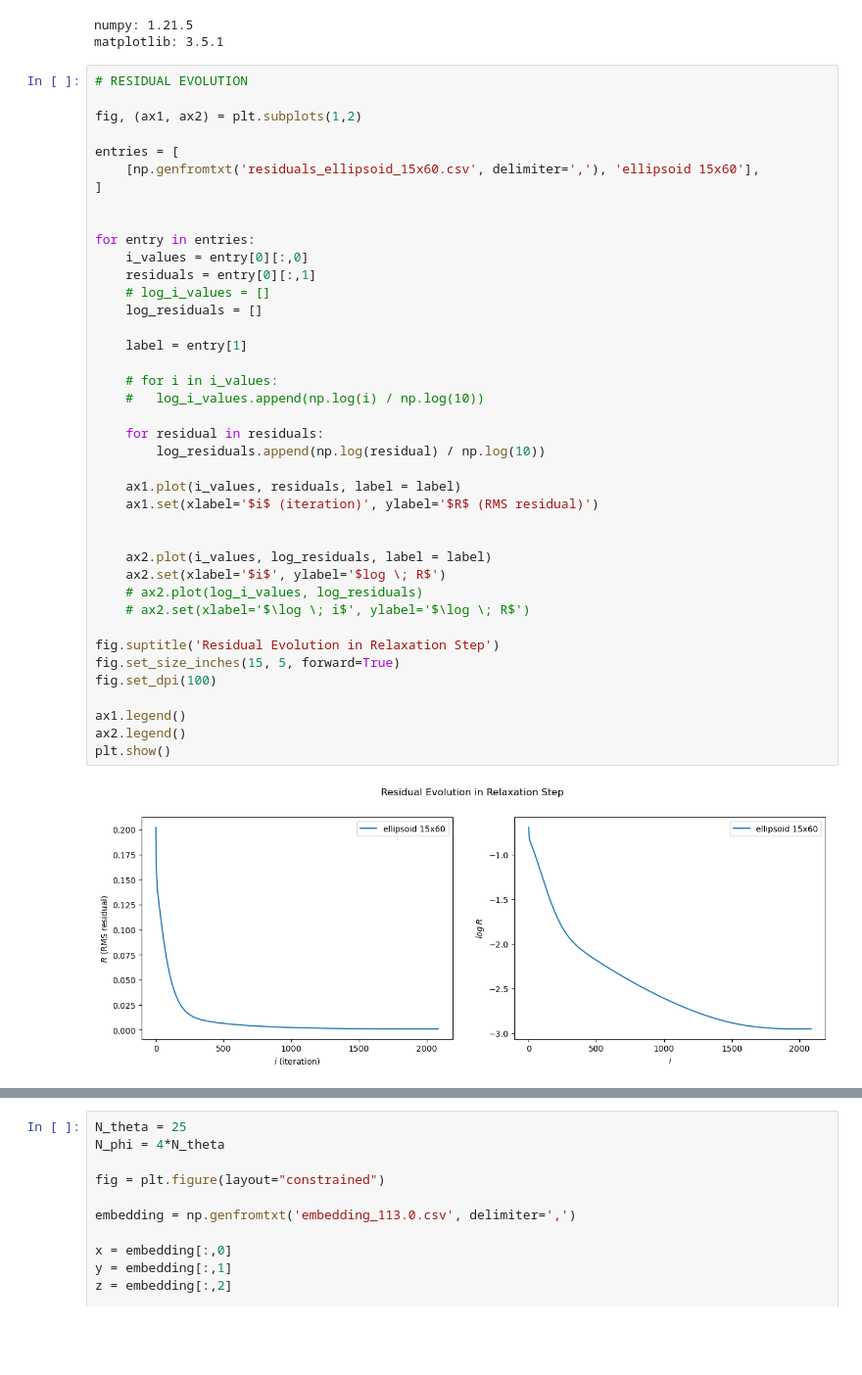
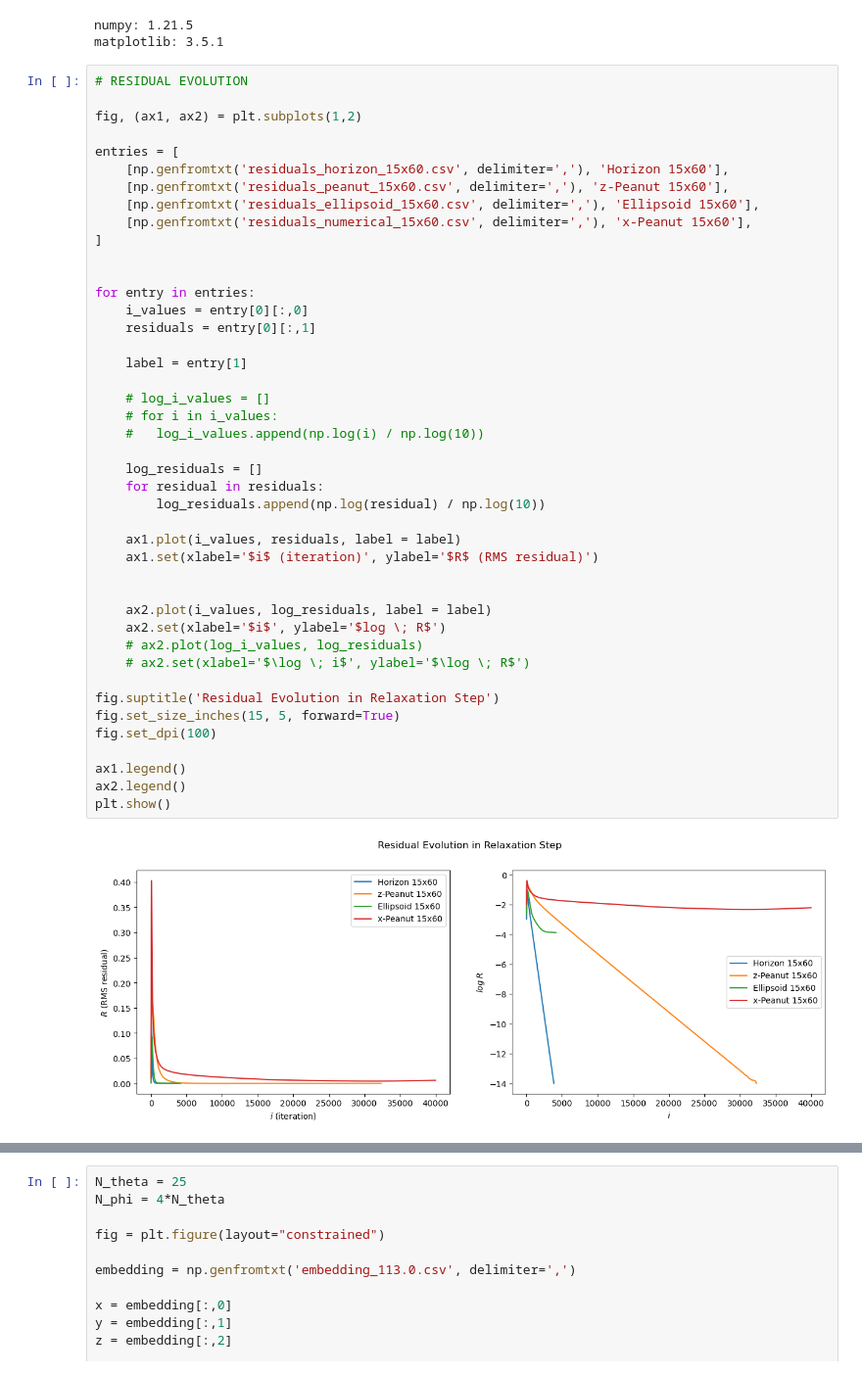
Before and after one commit to iago-mendes/eucled, a Jupyter notebook: src/exercises/08-embedding/assets/plots.ipynb, the cells around one changed output, grey strips where cells are left out. Shown at 98% size. Saved outputs shown, nothing was run; the diff lists cells and outputs as text; blank space fills up the shorter version.

```diff
--- a/src/exercises/08-embedding/assets/plots.ipynb
+++ b/src/exercises/08-embedding/assets/plots.ipynb
@@ -19,42 +19,45 @@ matplotlib: 3.5.1
 fig, (ax1, ax2) = plt.subplots(1,2)
 
 entries = [
-	[np.genfromtxt('residuals_ellipsoid_15x60.csv', delimiter=','), 'ellipsoid 15x60'],
+	[np.genfromtxt('residuals_horizon_15x60.csv', delimiter=','), 'Horizon 15x60'],
+	[np.genfromtxt('residuals_peanut_15x60.csv', delimiter=','), 'z-Peanut 15x60'],
+	[np.genfromtxt('residuals_ellipsoid_15x60.csv', delimiter=','), 'Ellipsoid 15x60'],
+	[np.genfromtxt('residuals_numerical_15x60.csv', delimiter=','), 'x-Peanut 15x60'],
 ]
 
 
 for entry in entries:
 	i_values = entry[0][:,0]
 	residuals = entry[0][:,1]
-	# log_i_values = []
-	log_residuals = []
 
 	label = entry[1]
 
+	# log_i_values = []
 	# for i in i_values:
 	# 	log_i_values.append(np.log(i) / np.log(10))
 
+	log_residuals = []
 	for residual in residuals:
 		log_residuals.append(np.log(residual) / np.log(10))
 
 	ax1.plot(i_values, residuals, label = label)
 	ax1.set(xlabel='$i$ (iteration)', ylabel='$R$ (RMS residual)')
 
 
 	ax2.plot(i_values, log_residuals, label = label)
 	ax2.set(xlabel='$i$', ylabel='$log \; R$')
 	# ax2.plot(log_i_values, log_residuals)
 	# ax2.set(xlabel='$\log \; i$', ylabel='$\log \; R$')
 
 fig.suptitle('Residual Evolution in Relaxation Step')
 fig.set_size_inches(15, 5, forward=True)
 fig.set_dpi(100)
 
 ax1.legend()
 ax2.legend()
 plt.show()
 # %% [output]
-[figure, old version]
+[figure, new version]
 # %%
 # RESIDUAL DISTRIBUTION ANIMATION
 
```
Also changed, not shown: parts of 5 cells of this notebook, 3 other files.
